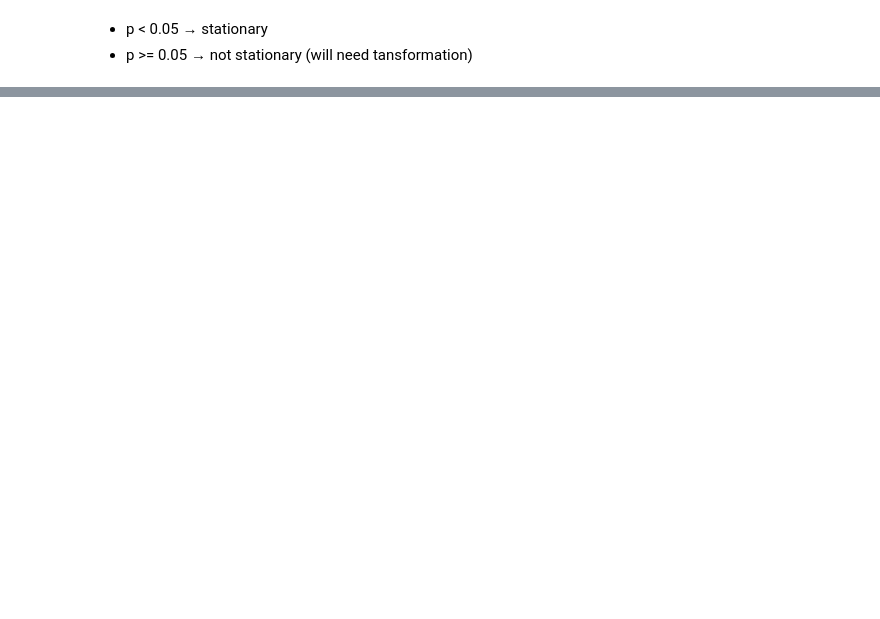
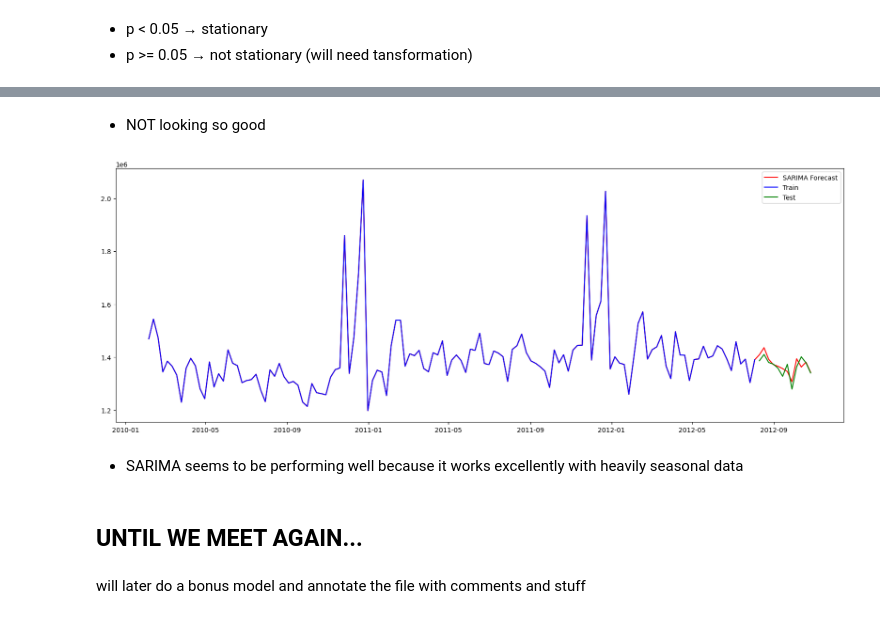
Before and after one commit to RehanShaikh-ai/walmart-weekly-forecast, a Jupyter notebook: walmart_sales.ipynb, the cells around one changed output, grey strips where cells are left out. Saved outputs shown, nothing was run; the diff lists cells and outputs as text; code cells hidden in the pictures; blank space fills up the shorter version.

```diff
--- a/walmart_sales.ipynb
+++ b/walmart_sales.ipynb
@@ -229,0 +268,3 @@ data is stationary
+# %%
+train = df31.iloc[:-12].set_index('Date')
+test = df31.iloc[-12:].set_index('Date')
@@ -229,0 +287,7 @@ data is stationary
+# %%
+from statsmodels.tsa.statespace.sarimax import SARIMAX
+sarima = SARIMAX(train['Weekly_Sales'], order=(1,0,1), seasonal_order=(1, 0, 1, 52) )
+sarima = sarima.fit()
+pred_sarima = sarima.forecast(steps=len(test['Weekly_Sales']))
+print(sarima.aic)
+print(sarima.bic)
@@ -229,0 +306,8 @@ data is stationary
+# %%
+arma_full = pd.concat([
+    train['Weekly_Sales'],
+    pd.Series(pred_arma, index=test.index)])
+
+sarima_full = pd.concat([
+    train['Weekly_Sales'],
+    pd.Series(pred_sarima, index=test.index)])
@@ -229,0 +323,17 @@ data is stationary
+# %% [markdown]
+- NOT looking so good
+# %%
+plt.figure(figsize=(20,7))
+plt.plot(sarima_full.index, sarima_full, label='SARIMA Forecast', color='red')
+plt.plot(train.index, train['Weekly_Sales'], label='Train', color='blue')
+plt.plot(test.index, test['Weekly_Sales'], label='Test', color='green')
+plt.legend()
+plt.show()
+# %% [output]
+[figure, added]
+# %% [markdown]
+- SARIMA seems to be performing well because it works excellently with heavily seasonal data
+# %% [markdown]
+## UNTIL WE MEET AGAIN...
+# %% [markdown]
+will later do a bonus model and annotate the file with comments and stuff
```
Also changed, not shown: parts of 14 cells of this notebook, 1 other file.
